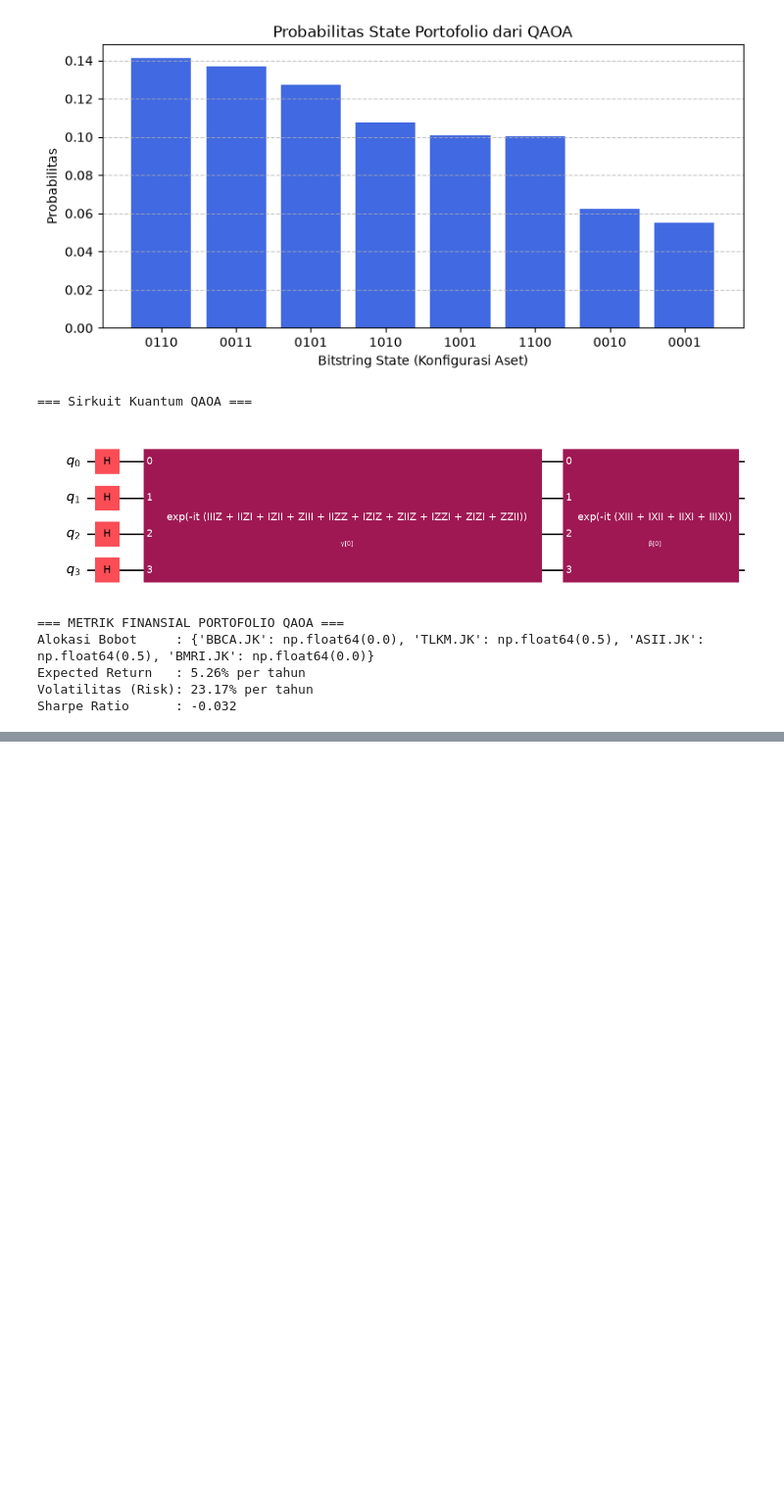
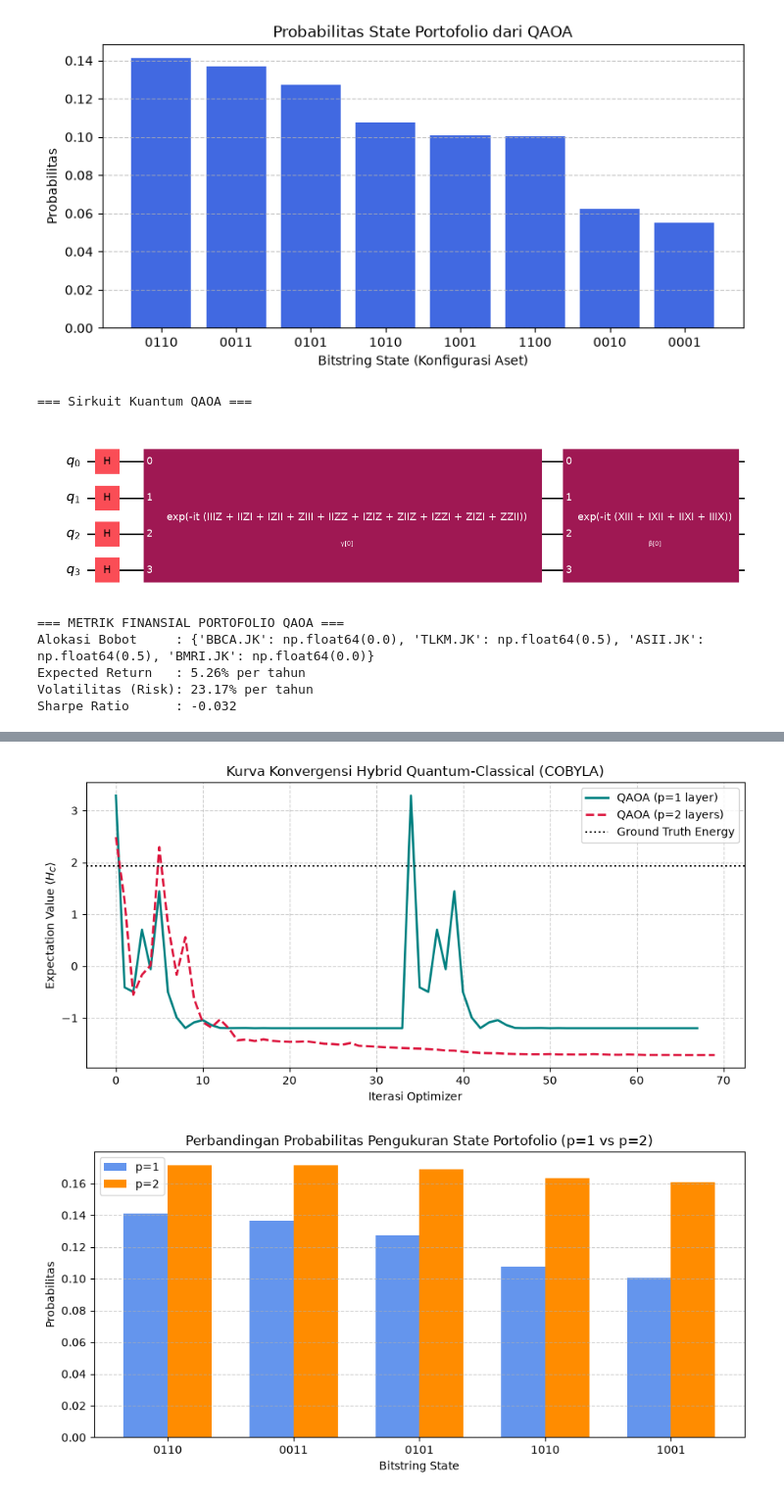
Before and after one commit to SamMorales11/Q-Markowitz, a Jupyter notebook: notebooks/q_markowitz_qaoa.ipynb, the cells around one changed output, grey strips where cells are left out. Shown at 98% size. Cells and saved outputs as stored; diff of their text form; code cells hidden in the pictures; blank space fills up the shorter version.

```diff
--- a/notebooks/q_markowitz_qaoa.ipynb
+++ b/notebooks/q_markowitz_qaoa.ipynb
@@ -204,0 +297,69 @@ Sharpe Ratio      : -0.032
+# %%
+# ==========================================
+# EKSPERIMEN 2: PERBANDINGAN DEPTH QAOA (p=1 vs p=2)
+# ==========================================
+conv_p1, conv_p2 = [], []
+
+# QAOA p=1
+ansatz_p1 = QAOAAnsatz(cost_operator=operator, reps=1)
+def cost_p1(params):
+    c = ansatz_p1.assign_parameters(params)
+    val = Statevector.from_instruction(c).expectation_value(operator).real
+    conv_p1.append(val)
+    return val
+
+minimize(cost_p1, np.ones(ansatz_p1.num_parameters) * 0.5, method='COBYLA', options={'maxiter': 80})
+
+# QAOA p=2
+ansatz_p2 = QAOAAnsatz(cost_operator=operator, reps=2)
+def cost_p2(params):
+    c = ansatz_p2.assign_parameters(params)
+    val = Statevector.from_instruction(c).expectation_value(operator).real
+    conv_p2.append(val)
+    return val
+
+minimize(cost_p2, np.ones(ansatz_p2.num_parameters) * 0.5, method='COBYLA', options={'maxiter': 80})
+
+# Ekstrak probabilitas ground truth untuk kedua sirkuit
+best_p1_circ = ansatz_p1.assign_parameters(minimize(cost_p1, np.ones(ansatz_p1.num_parameters)*0.5, method='COBYLA').x)
+best_p2_circ = ansatz_p2.assign_parameters(minimize(cost_p2, np.ones(ansatz_p2.num_parameters)*0.5, method='COBYLA').x)
+
+prob_p1 = Statevector.from_instruction(best_p1_circ).probabilities_dict()
+prob_p2 = Statevector.from_instruction(best_p2_circ).probabilities_dict()
+
+# --- VISUALISASI 3: Kurva Konvergensi Optimizer (Energi Ekspektasi) ---
+plt.figure(figsize=(9, 4.5))
+plt.plot(conv_p1[:70], label="QAOA (p=1 layer)", color="teal", linewidth=2)
+plt.plot(conv_p2[:70], label="QAOA (p=2 layers)", color="crimson", linewidth=2, linestyle="--")
+plt.axhline(y=result_exact.fval + offset, color="black", linestyle=":", label="Ground Truth Energy")
+plt.title("Kurva Konvergensi Hybrid Quantum-Classical (COBYLA)")
+plt.xlabel("Iterasi Optimizer")
+plt.ylabel(r"Expectation Value $\langle H_C \rangle$")
+plt.legend()
+plt.grid(True, linestyle="--", alpha=0.6)
+plt.tight_layout()
+plt.savefig("../assets/convergence_comparison.png", dpi=300)
+plt.show()
+
+# --- VISUALISASI 4: Perbandingan Probabilitas State p=1 vs p=2 ---
+all_states = sorted(list(set(list(prob_p1.keys()) + list(prob_p2.keys()))))
+top_5_states = sorted(all_states, key=lambda s: prob_p1.get(s, 0), reverse=True)[:5]
+
+x_indices = np.arange(len(top_5_states))
+bar_width = 0.35
+
+plt.figure(figsize=(9, 4.5))
+plt.bar(x_indices - bar_width/2, [prob_p1.get(s, 0) for s in top_5_states], width=bar_width, label="p=1", color="cornflowerblue")
+plt.bar(x_indices + bar_width/2, [prob_p2.get(s, 0) for s in top_5_states], width=bar_width, label="p=2", color="darkorange")
+plt.xticks(x_indices, top_5_states)
+plt.title("Perbandingan Probabilitas Pengukuran State Portofolio (p=1 vs p=2)")
+plt.xlabel("Bitstring State")
+plt.ylabel("Probabilitas")
+plt.legend()
+plt.grid(axis='y', linestyle='--', alpha=0.6)
+plt.tight_layout()
+plt.savefig("../assets/probability_depth_comparison.png", dpi=300)
+plt.show()
+# %% [output]
+[figure, added]
+[figure, added]
```
Also changed, not shown: parts of 2 cells of this notebook, 7 other files.
